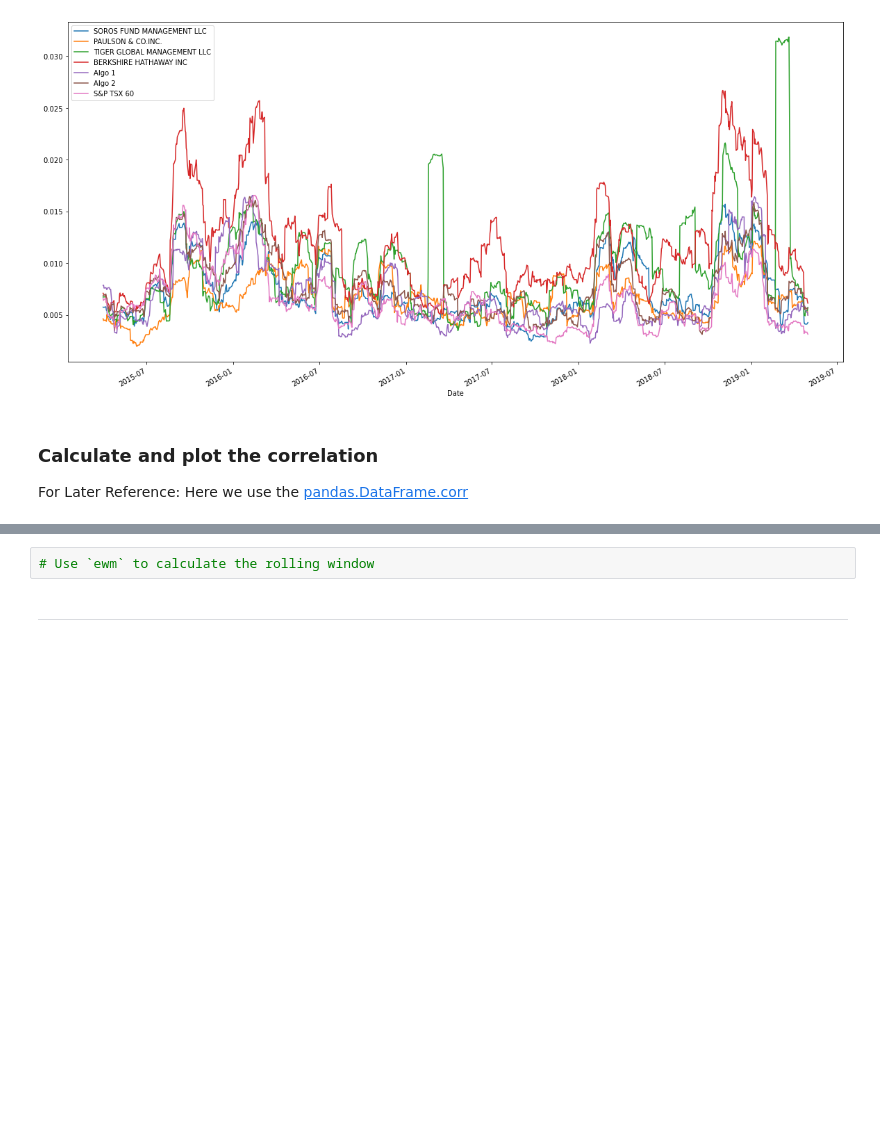
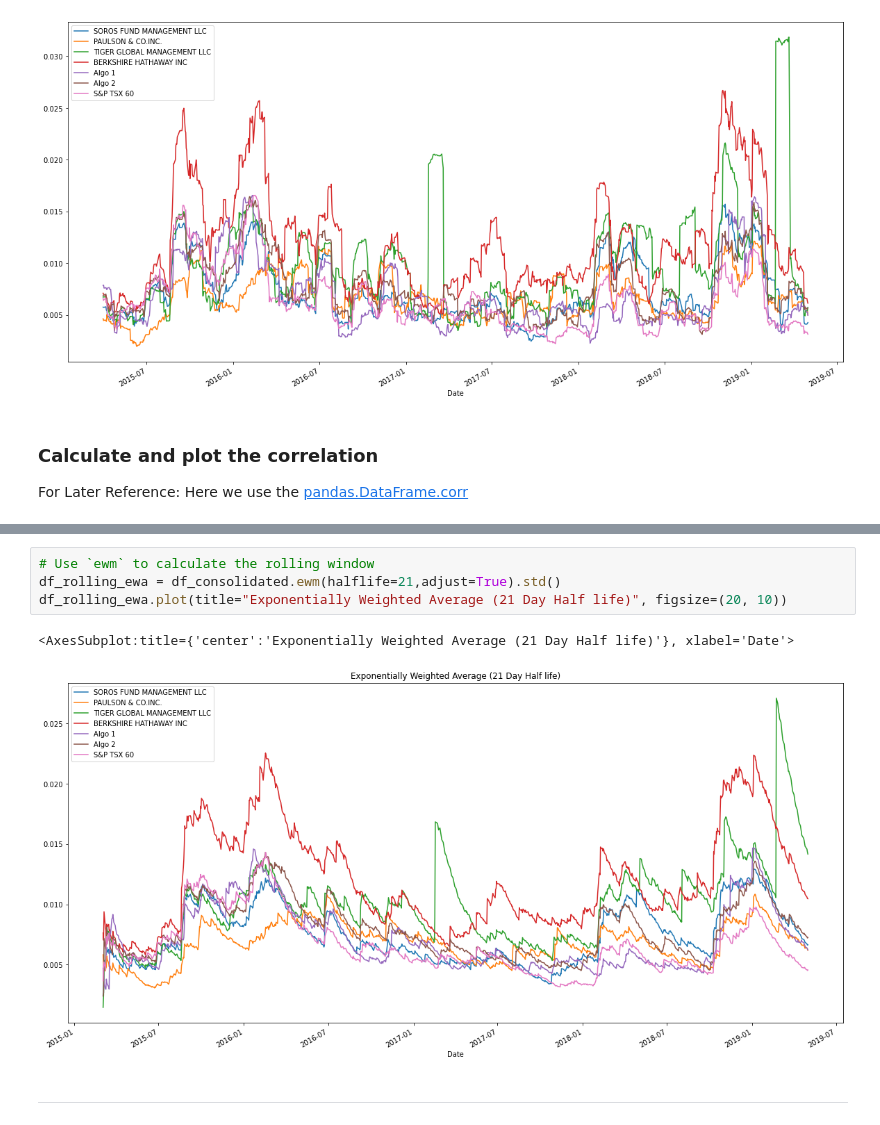
Before and after one commit to nomadic-me/Whale-Off-The-Portfolio, a Jupyter notebook: whale_analysis.ipynb, the cells around one changed output, grey strips where cells are left out. Drawn from its saved outputs; the diff is of its cells as text; blank space fills up the shorter version.

```diff
--- a/whale_analysis.ipynb
+++ b/whale_analysis.ipynb
@@ -529,5 +579,10 @@ An alternative way to calculate a rolling window is to take the exponentially we
-# %%
-# Use `ewm` to calculate the rolling window
+# %%
+# Use `ewm` to calculate the rolling window
+df_rolling_ewa = df_consolidated.ewm(halflife=21,adjust=True).std()
+df_rolling_ewa.plot(title="Exponentially Weighted Average (21 Day Half life)", figsize=(20, 10))
+# %% [output]
+<AxesSubplot:title={'center':'Exponentially Weighted Average (21 Day Half life)'}, xlabel='Date'>
+[figure, added]
 # %% [markdown]
 ---
 # %% [markdown]
```
Also changed, not shown: parts of 5 cells of this notebook.
